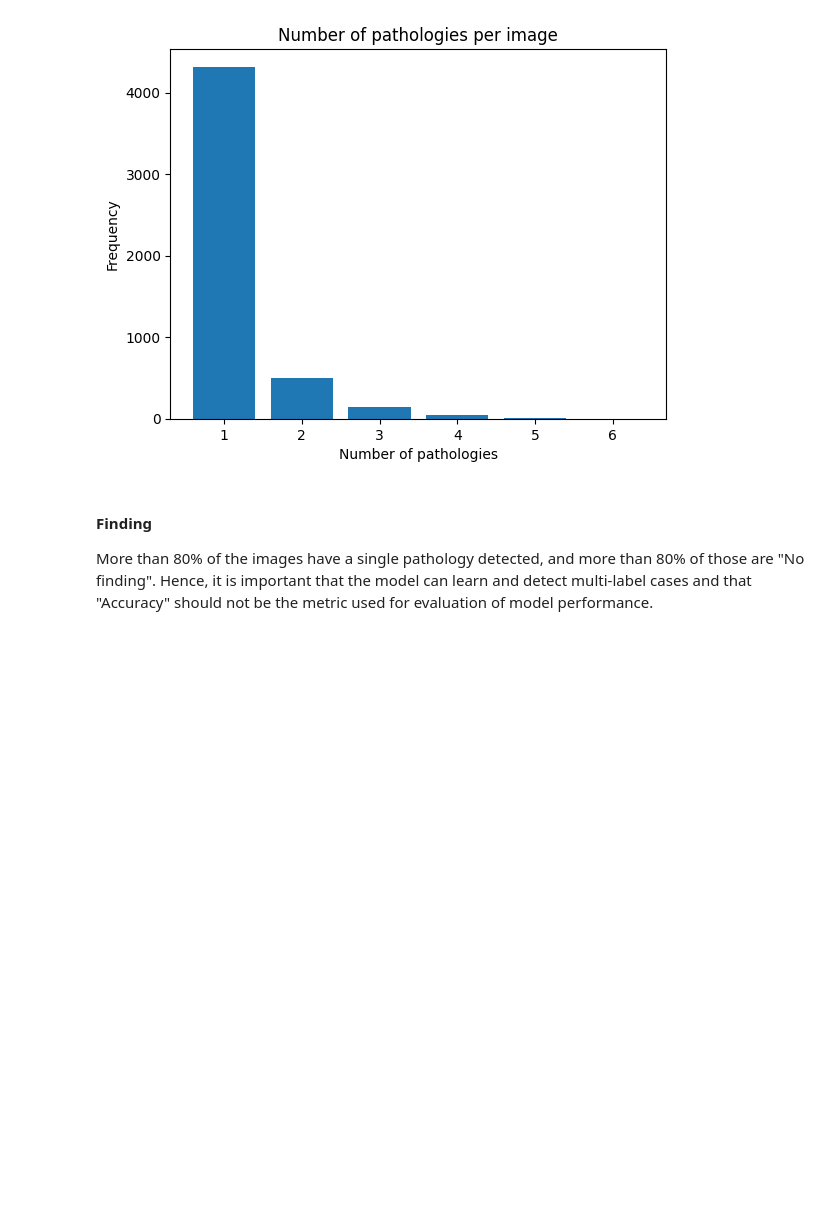
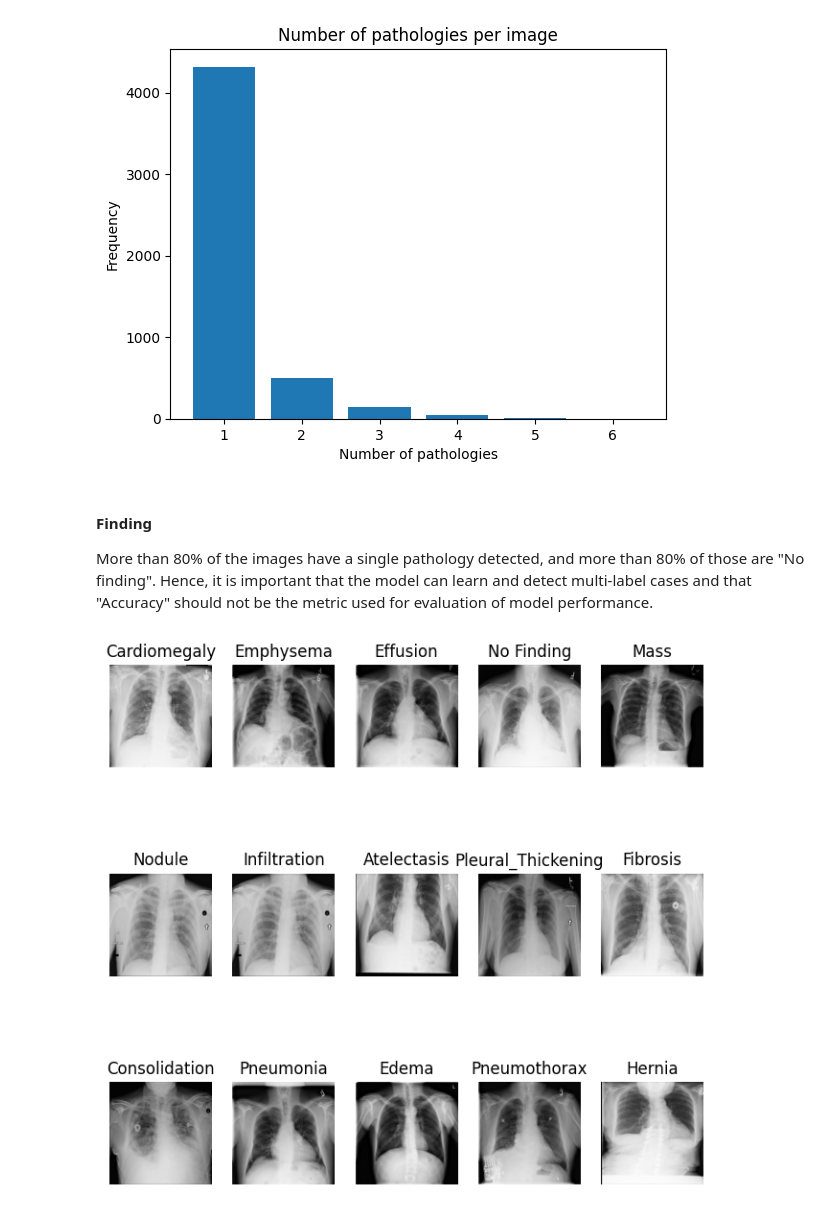
Before and after one commit to TrinhVox/medical-image-classification, a Jupyter notebook: notebooks/exploratory-data-analysis.ipynb, the cells around one changed output. Saved outputs shown, nothing was run; the diff lists cells and outputs as text; code cells hidden in the pictures; blank space fills up the shorter version.

Commit message:
fix: add visualization to EDA

```diff
--- a/notebooks/exploratory-data-analysis.ipynb
+++ b/notebooks/exploratory-data-analysis.ipynb
@@ -71,3 +71,18 @@ plt.show()
 # %% [markdown]
 #### Finding
 More than 80% of the images have a single pathology detected, and more than 80% of those are "No finding". Hence, it is important that the model can learn and detect multi-label cases and that "Accuracy" should not be the metric used for evaluation of model performance.
+# %%
+# Visualizing the dataset
+figure = plt.figure(figsize=(8,8))
+cols, rows = 5, 3
+for i in range(len(class_names)):
+    for j in range(len(ds)):
+        if i in ds[j]["labels"]:
+            figure.add_subplot(rows, cols, i + 1)
+            plt.title(class_name[i])
+            plt.axis("off")
+            plt.imshow(ds[j]["image"], cmap="gray")
+            break
+plt.show()
+# %% [output]
+[figure, added]
```
Also changed, not shown: 1 other file.
